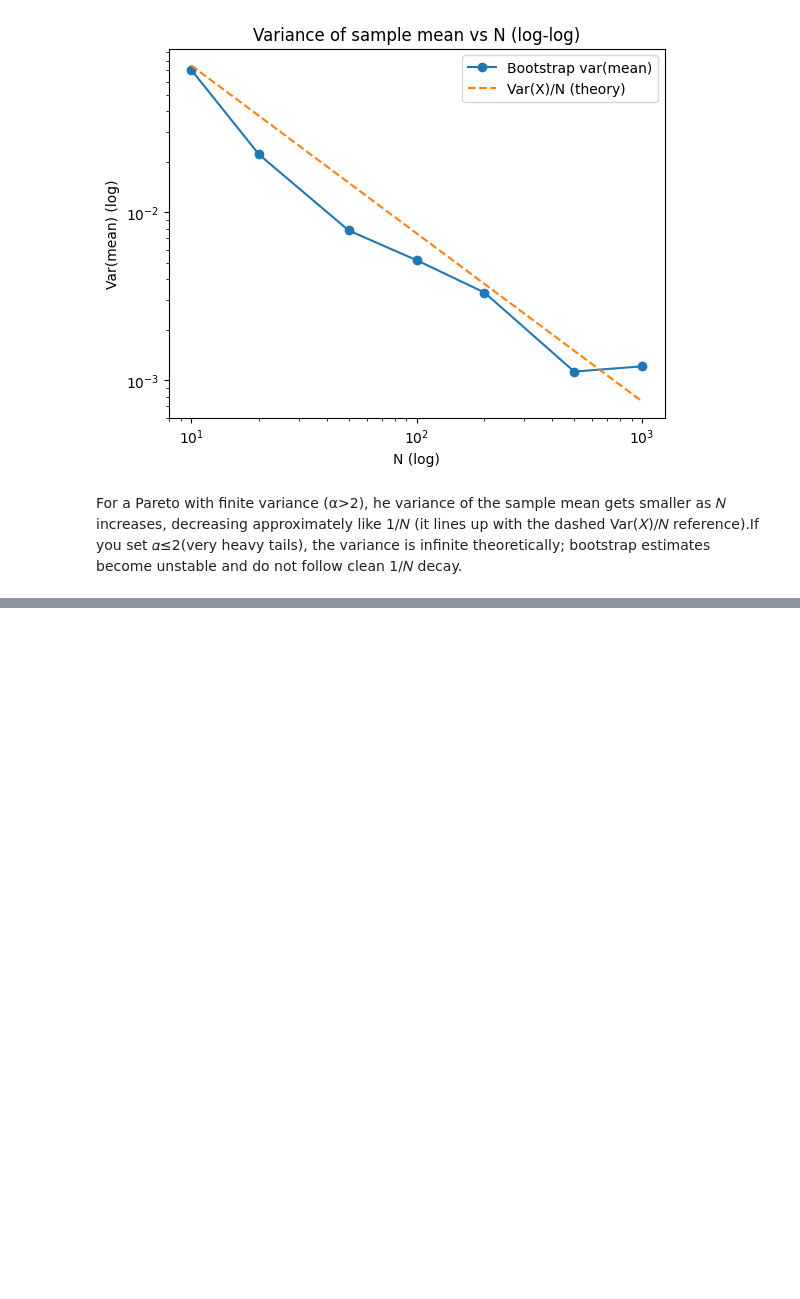
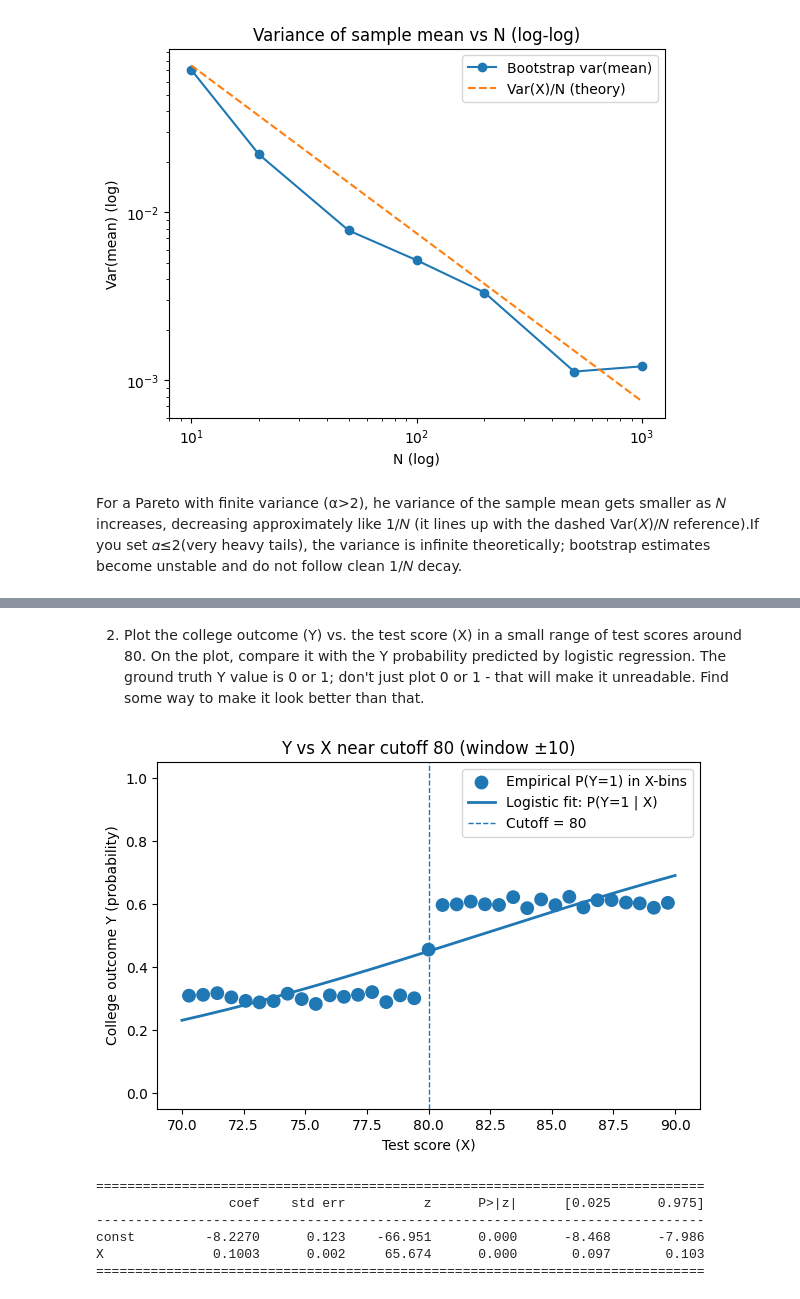
Before and after one commit to muathdb/Week-1-4-reflection, a Jupyter notebook: Week1-4 reflection-abusamreh-Muath.ipynb, the cells around one changed output, grey strips where cells are left out. Drawn from its saved outputs; the diff is of its cells as text; code cells hidden in the pictures; blank space fills up the shorter version.

```diff
--- a/Week1-4 reflection-abusamreh-Muath.ipynb
+++ b/Week1-4 reflection-abusamreh-Muath.ipynb
@@ -446,0 +974,61 @@ For a Pareto with finite variance (α>2), he variance of the sample mean gets sm
+# %% [markdown]
+2. Plot the college outcome (Y) vs. the test score (X) in a small range of test scores around 80. On the plot, compare it with the Y probability predicted by logistic regression. The ground truth Y value is 0 or 1; don't just plot 0 or 1 - that will make it unreadable.  Find some way to make it look better than that.
+# %%
+import numpy as np
+import pandas as pd
+import matplotlib.pyplot as plt
+import statsmodels.api as sm
+
+URL = "https://raw.githubusercontent.com/joshua-vonkorff/DX702-mod-6/refs/heads/main/homework_4.2.a.csv"
+
+def plot_y_vs_x_with_logit(url=URL, cutoff=80, window=10, n_bins=35):
+    # Load and keep only X,Y
+    df = pd.read_csv(url)[["X","Y"]].dropna()
+    # Keep a small band around the cutoff
+    d = df[df["X"].between(cutoff - window, cutoff + window)].copy().sort_values("X")
+
+    # Logistic regression: Y ~ 1 + X
+    X_design = sm.add_constant(d[["X"]].astype(float))
+    y = d["Y"].astype(float)
+    fit = sm.GLM(y, X_design, family=sm.families.Binomial()).fit()
+
+    # Smooth predictions on a grid
+    grid = np.linspace(d["X"].min(), d["X"].max(), 200)
+    Xg = sm.add_constant(pd.DataFrame({"X": grid}))
+    p_hat = fit.predict(Xg)
+
+    # Make the raw 0/1 data readable: bin X and plot the mean Y in each bin
+    bins = np.linspace(d["X"].min(), d["X"].max(), n_bins + 1)
+    binned = (
+        d.assign(bin=pd.cut(d["X"], bins=bins, include_lowest=True))
+         .groupby("bin", observed=True)
+         .agg(x_mid=("X","mean"), y_rate=("Y","mean"), n=("Y","size"))
+         .dropna()
+    )
+
+    # Plot
+    plt.figure(figsize=(7,4.5))
+    plt.scatter(binned["x_mid"], binned["y_rate"],
+                s=np.clip(binned["n"]*2.5, 10, 80),
+                label="Empirical P(Y=1) in X-bins")
+    plt.plot(grid, p_hat, linewidth=2, label="Logistic fit: P(Y=1 | X)")
+    plt.axvline(cutoff, linestyle="--", linewidth=1, label=f"Cutoff = {cutoff}")
+    plt.ylim(-0.05, 1.05)
+    plt.xlabel("Test score (X)")
+    plt.ylabel("College outcome Y (probability)")
+    plt.title(f"Y vs X near cutoff {cutoff} (window ±{window})")
+    plt.legend()
+    plt.show()
+
+    # Show coefficient table
+    print(fit.summary().tables[1])
+
+plot_y_vs_x_with_logit()
+# %% [output]
+[figure, added]
+==============================================================================
+                 coef    std err          z      P>|z|      [0.025      0.975]
+------------------------------------------------------------------------------
+const         -8.2270      0.123    -66.951      0.000      -8.468      -7.986
+X              0.1003      0.002     65.674      0.000       0.097       0.103
+==============================================================================
```
Also changed, not shown: parts of 19 cells of this notebook.
